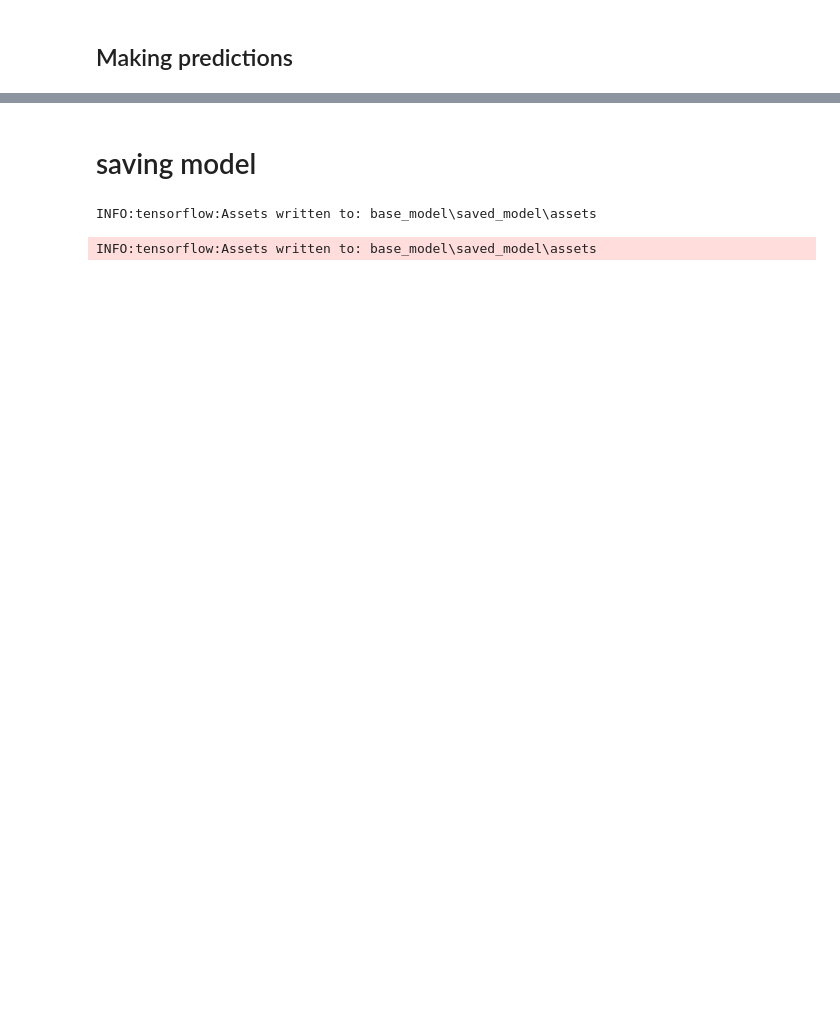
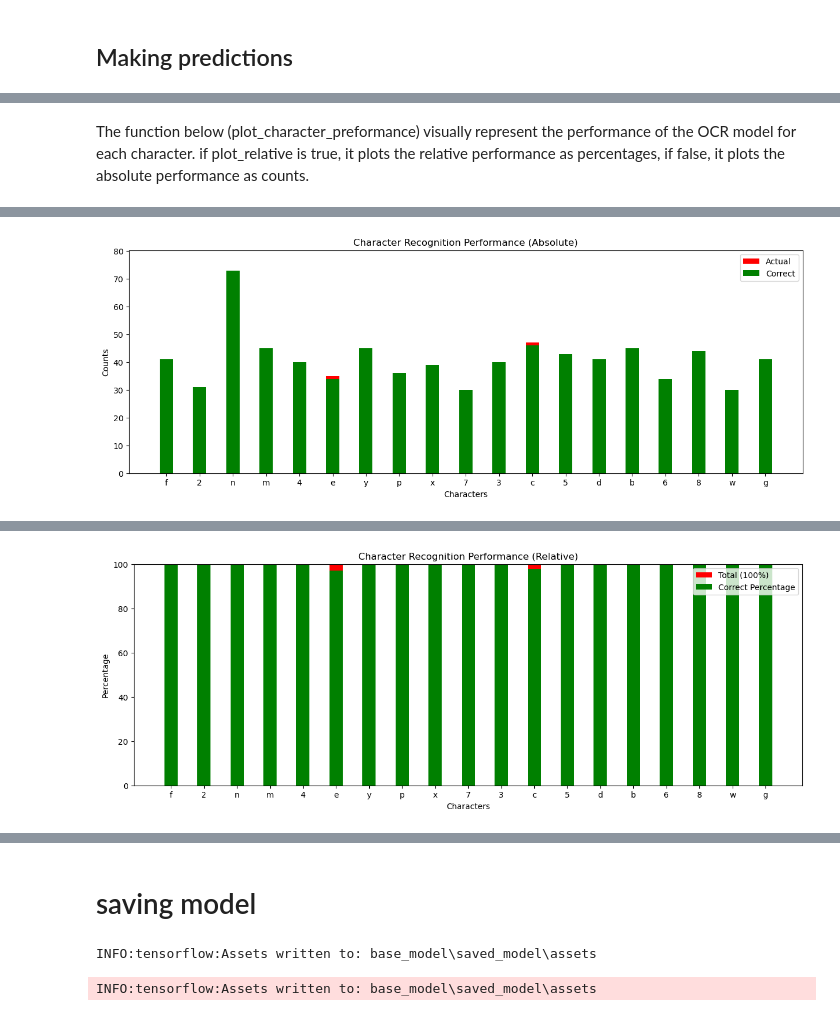
Before and after one commit to KataRiegels/captcha, a Jupyter notebook: captcha_notebook.ipynb, the cells around one changed output, grey strips where cells are left out. Saved outputs shown, nothing was run; the diff lists cells and outputs as text; code cells hidden in the pictures; blank space fills up the shorter version.

```diff
--- a/captcha_notebook.ipynb
+++ b/captcha_notebook.ipynb
@@ -441,0 +653,75 @@ data1.make_predictions()
+# %% [markdown]
+The function below (plot_character_preformance) visually represent the performance of the OCR model for each character. if plot_relative is true, it plots the relative performance as percentages, if false, it plots the absolute performance as counts.
+# %%
+def plot_character_performance(self, plot_relative=False):
+    character_counts = {}
+    correct_character_counts = {}
+
+        # A utility function to decode the output of the network
+    def decode_batch_predictions(pred):
+        input_len = np.ones(pred.shape[0]) * pred.shape[1]
+        results = keras.backend.ctc_decode(pred, input_length=input_len, greedy=True)[0][0][:, :self.max_length]
+        output_text = []
+        for res in results:
+            res = tf.strings.reduce_join(self.num_to_char(res)).numpy().decode("utf-8")
+            output_text.append(res)
+        return output_text
+
+    def update_counts(pred, truth):
+        for char in set(truth):
+            character_counts[char] = character_counts.get(char, 0) + truth.count(char)
+            correct_character_counts[char] = correct_character_counts.get(char, 0) + min(pred.count(char), truth.count(char))
+
+    # Similar to the previous function, create prediction model and decode predictions
+    prediction_model = keras.models.Model(
+        self.model.get_layer(name="image").input,
+        self.model.get_layer(name="dense2").output
+    )
+
+    for batch in self.test_dataset:
+        batch_images = batch["image"]
+        batch_labels = batch["label"]
+
+        preds = prediction_model.predict(batch_images)
+        pred_texts = decode_batch_predictions(preds)
+
+        for i in range(len(pred_texts)):
+            pred = pred_texts[i]
+            truth = tf.strings.reduce_join(self.num_to_char(batch_labels[i])).numpy().decode("utf-8")
+            update_counts(pred, truth)
+
+    # Plotting
+    characters = list(character_counts.keys())
+    actual_counts = [character_counts[char] for char in characters]
+    correct_counts = [correct_character_counts[char] for char in characters]
+
+    x = range(len(characters))
+    plt.figure(figsize=(15, 5))
+
+    if plot_relative:
+        # Calculate relative performance (percentage)
+        accuracies = [100 * (correct / actual) if actual > 0 else 0 for correct, actual in zip(correct_counts, actual_counts)]
+        plt.bar(x, [100] * len(characters), width=0.4, color='red', label='Total (100%)', align='center')
+        plt.bar(x, accuracies, width=0.4, color='green', label='Correct Percentage', align='center')
+        plt.ylabel('Percentage')
+    else:
+        # Plot absolute performance
+        plt.bar(x, actual_counts, width=0.4, color='red', label='Actual', align='center')
+        plt.bar(x, correct_counts, width=0.4, color='green', label='Correct', align='center')
+        plt.ylabel('Counts')
+
+    plt.xlabel('Characters')
+    plt.xticks(x, characters)
+    plt.ylim(0, 100 if plot_relative else max(actual_counts) * 1.1)  # Adjust y-axis limit
+    plt.legend()
+    plt.title('Character Recognition Performance (Relative)' if plot_relative else 'Character Recognition Performance (Absolute)')
+    plt.show()
+
+DataSetHandler.plot_character_performance = plot_character_performance
+
+# Example usage for absolute performance
+data1.plot_character_performance(plot_relative=False)
+
+# Example usage for relative performance
+data1.plot_character_performance(plot_relative=True)
+# %% [output]
@@ -441,0 +738 @@ data1.make_predictions()
+[figure, added]
@@ -441,0 +749 @@ data1.make_predictions()
+[figure, added]
```
Also changed, not shown: parts of 37 cells of this notebook, 4 other files.
